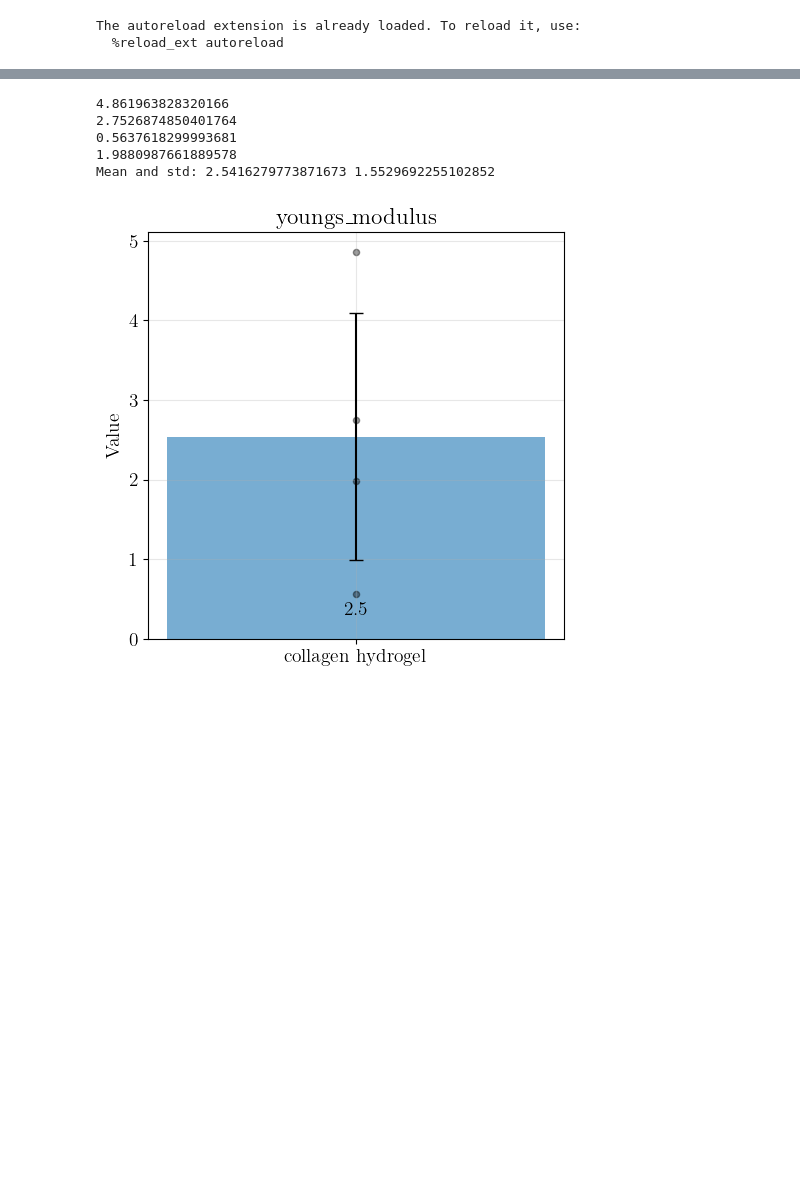
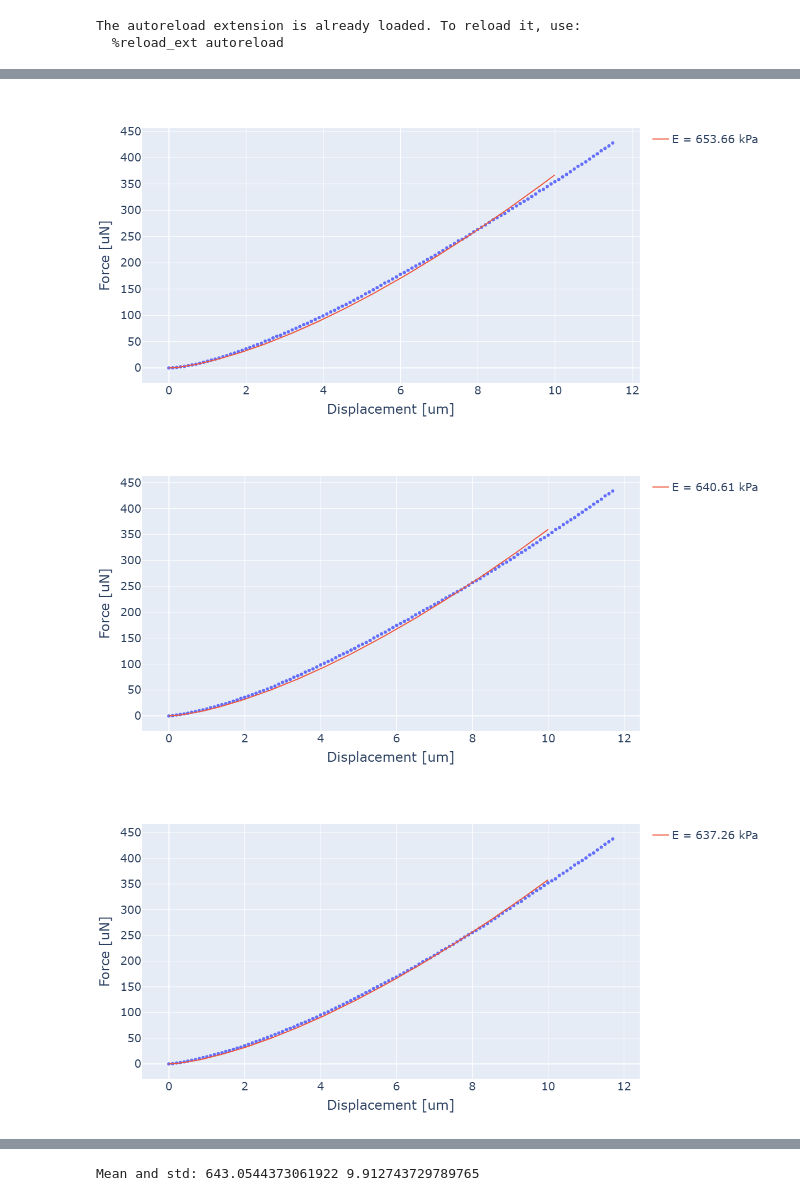
Before and after one commit to ecmscripts/indentation, a Jupyter notebook: FT_colgel.ipynb, the cells around one changed output, grey strips where cells are left out. Saved outputs shown, nothing was run; the diff lists cells and outputs as text; code cells hidden in the pictures; blank space fills up the shorter version.

```diff
--- a/FT_colgel.ipynb
+++ b/FT_colgel.ipynb
@@ -52,8 +63,11 @@ ft.plot_all(linestyle="")
 # %%
-function_arguments = dict(radius=100, nu=0.5, cutoff=10, keyname="youngs_modulus")
+function_arguments = dict(radius=100, nu=0.5, cutoff=10, keyname="youngs_modulus", show_plot=True)
 ft.calculate_curve_parameter(function=parameter_youngs_modulus, **function_arguments)
 plot_curve_parameters_bar(ft,
                           parameter_names=['youngs_modulus'],
                           labels=['collagen hydrogel'],
                           figsize=(5,5))
 # %% [output]
+[figure, new version]
+[figure, added]
+[figure, added]
@@ -60,6 +80 @@ plot_curve_parameters_bar(ft,
-4.861963828320166
-2.7526874850401764
-0.5637618299993681
-1.9880987661889578
-Mean and std: 2.5416279773871673 1.5529692255102852
+Mean and std: 643.0544373061922 9.912743729789765
-[figure, old version]
```
Also changed, not shown: parts of 5 cells of this notebook, 3 other files.
